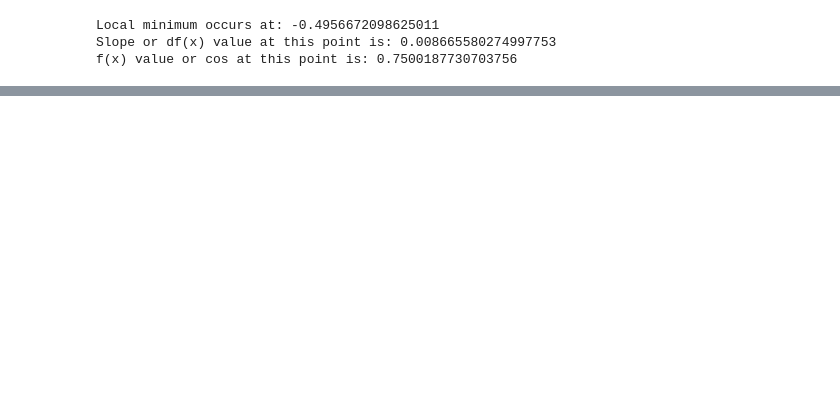
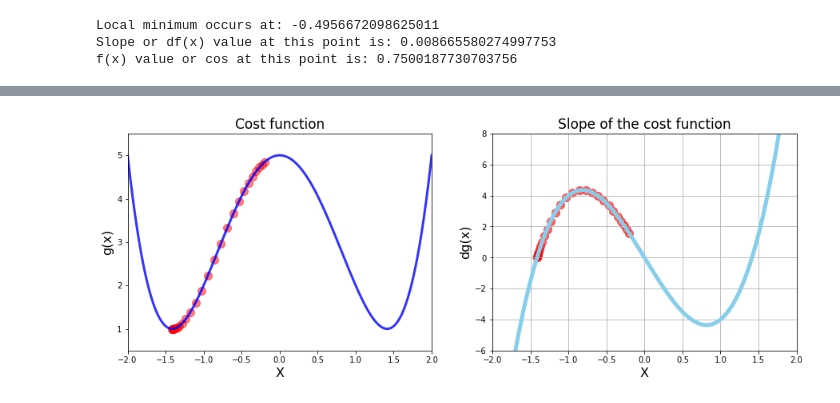
Before and after one commit to anamilanezi/machine-learning-projects, a Jupyter notebook: section-4/gradient-descent.ipynb, the cells around one changed output, grey strips where cells are left out. Cells and saved outputs as stored; diff of their text form; code cells hidden in the pictures; blank space fills up the shorter version.

```diff
--- a/section-4/gradient-descent.ipynb
+++ b/section-4/gradient-descent.ipynb
@@ -237,0 +434,44 @@ plt.show()
+# %%
+# Calling gradient descent function
+local_min, list_x, deriv_list = gradient_descent(derivative_func=dg,
+                                                 initial_guess=-0.2)
+
+# Plot function and derivative and scatter plot side by side
+
+plt.figure(figsize=[15,5])
+
+# Subplot display graphs side by side
+
+# Chart 1: Cost function
+# Side by side: (n rows=1, n columns=2, index position = 1)
+# Vertically stacked: n rows = 2, n columns = 1, index position = 1
+plt.subplot(1, 2, 1)
+
+plt.xlim(-2, 2)
+plt.ylim(0.5, 5.5)
+
+plt.title("Cost function", fontsize=17)
+plt.xlabel('X', fontsize=16)
+plt.ylabel('g(x)', fontsize=16)
+
+plt.plot(x_2, g(x_2), color="blue", linewidth=3, alpha=0.8)
+plt.scatter(list_x, g(np.array(list_x)), color='red', s=100, alpha=0.5)
+
+# Chart 2: Derivative
+
+plt.subplot(1, 2, 2)
+
+plt.xlim(-2, 2)
+plt.ylim(-6, 8)
+
+plt.title("Slope of the cost function", fontsize=17)
+plt.xlabel('X', fontsize=16)
+plt.ylabel('dg(x)', fontsize=16)
+
+plt.grid()
+
+plt.plot(x_2, dg(x_2), color="skyblue", linewidth=5)
+plt.scatter(list_x, deriv_list, color="red", s=100, alpha=0.6)
+plt.show()
+# %% [output]
+[figure, added]
```
Also changed, not shown: parts of 22 cells of this notebook.
